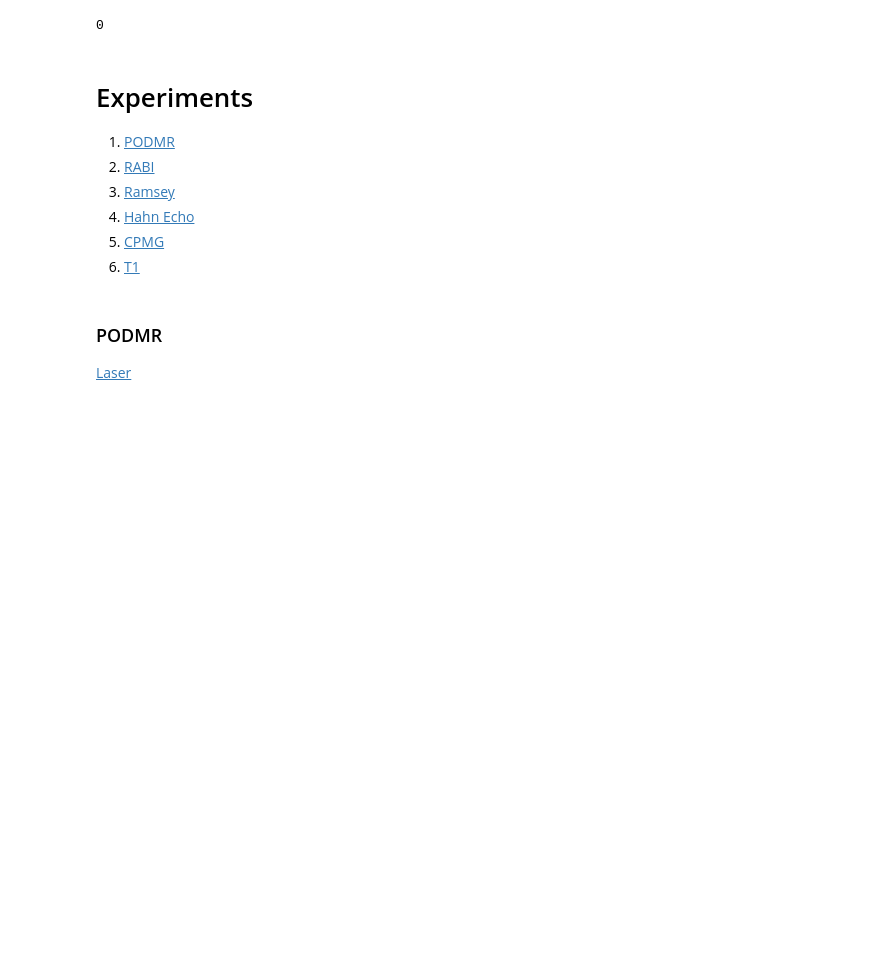
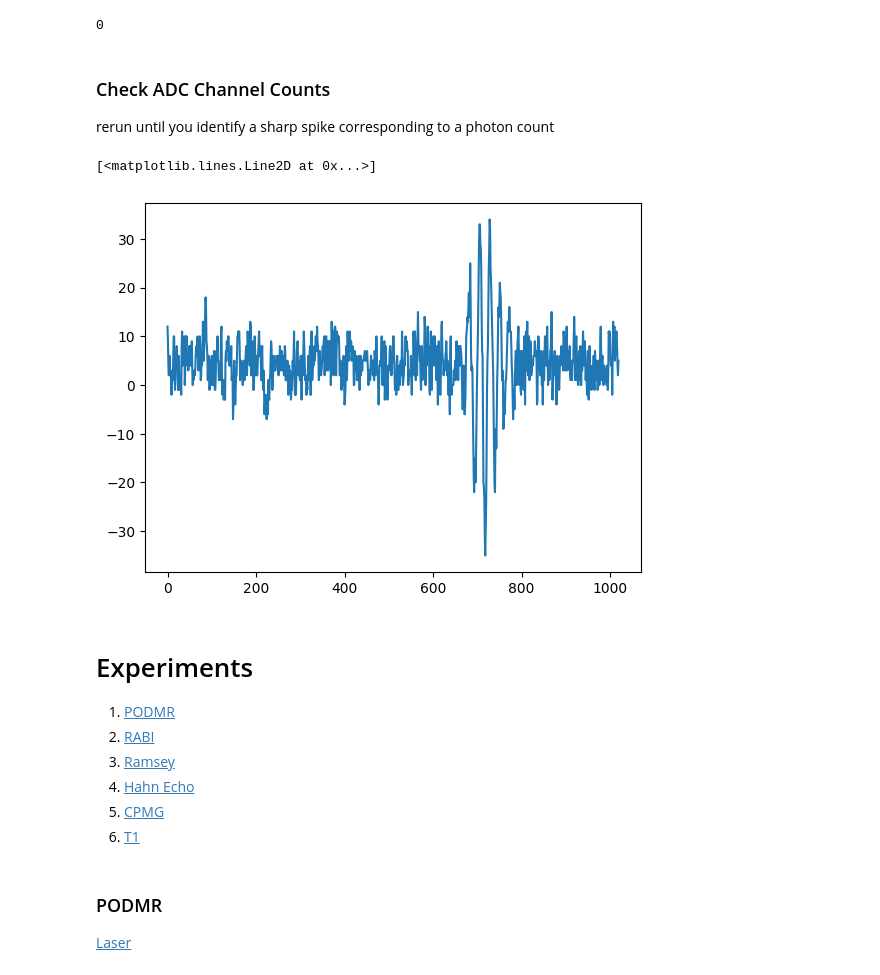
Before and after one commit to vsmar/qick-dawg, a Jupyter notebook: jupyter_notebooks/fine_time_counting_demo.ipynb, the cells around one changed output. Cells and saved outputs as stored; diff of their text form; code cells hidden in the pictures; blank space fills up the shorter version.

```diff
--- a/jupyter_notebooks/fine_time_counting_demo.ipynb
+++ b/jupyter_notebooks/fine_time_counting_demo.ipynb
@@ -100,6 +100,15 @@ qd.laser_on(copy(default_config))
 qd.laser_off(copy(default_config))
 # %% [output]
 0
+# %% [markdown]
+### Check ADC Channel Counts
+rerun until you identify a sharp spike corresponding to a photon count
+# %%
+data = qd.check_readout(copy(default_config))
+plt.plot(data)
+# %% [output]
+[<matplotlib.lines.Line2D at 0x...>]
+[figure, added]
 # %% [markdown]
 <a id="top"></a>
 # Experiments
```
Also changed, not shown: parts of 20 cells of this notebook, 18 other files.
